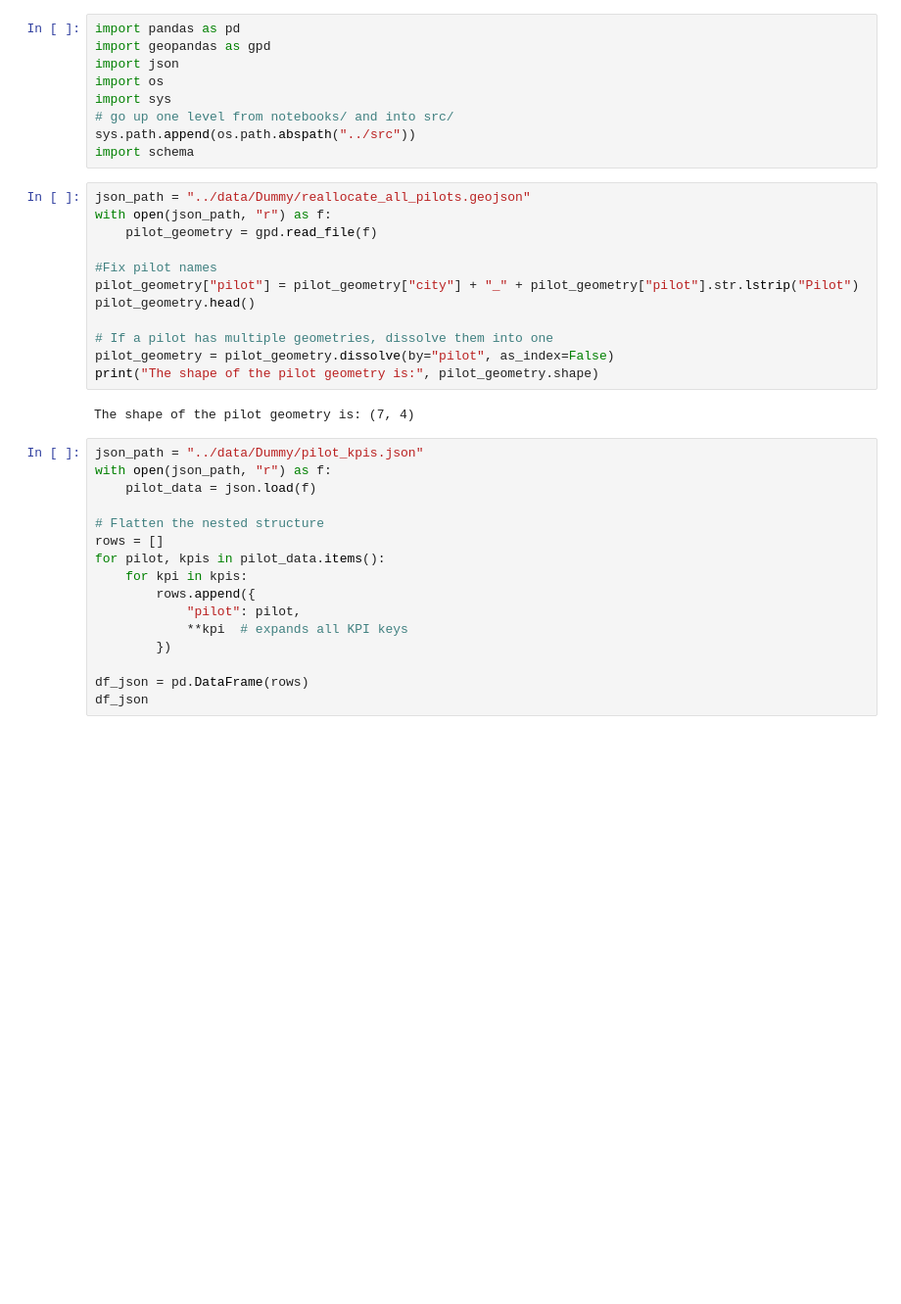
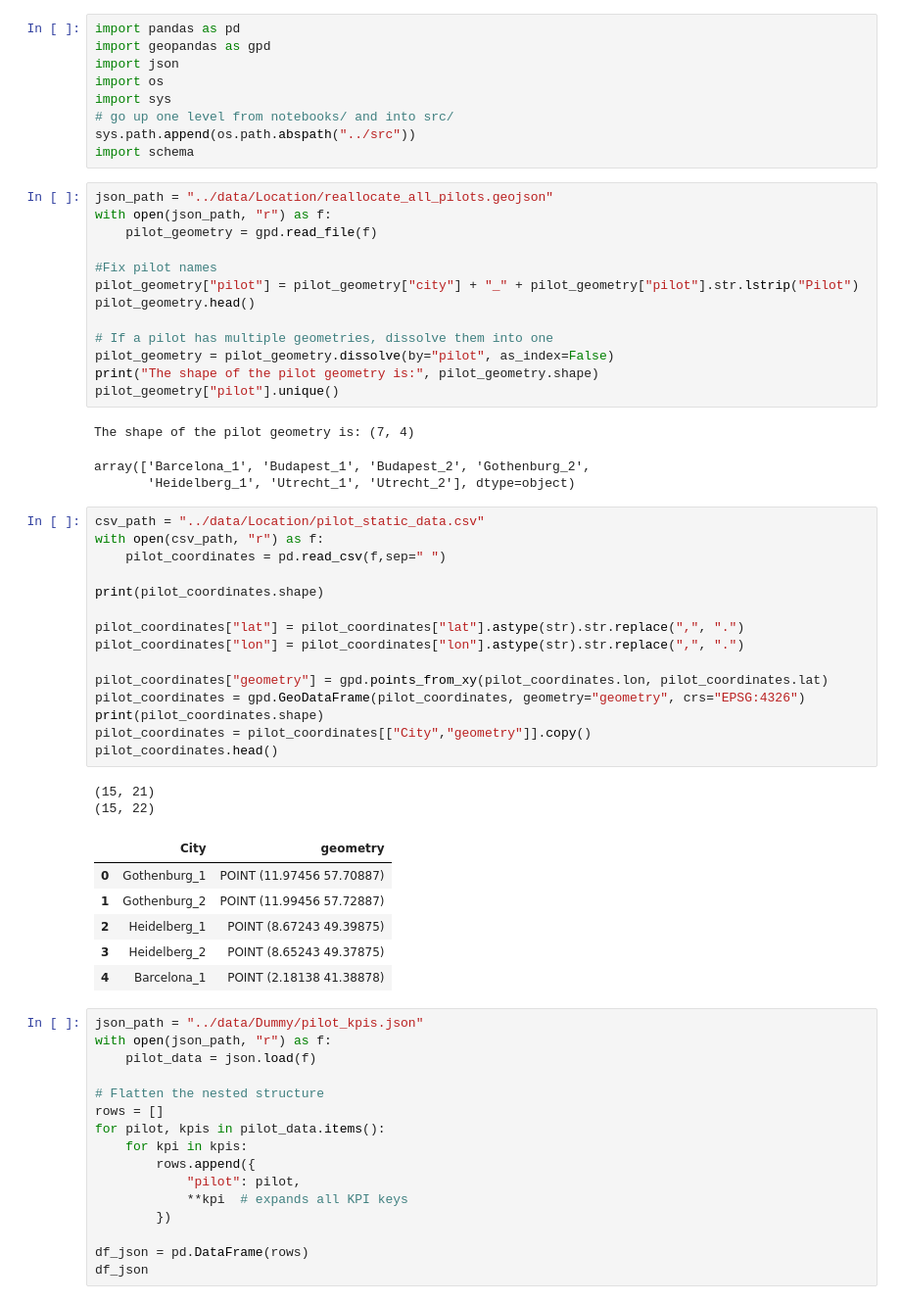
Before and after one commit to jammy-data/REALLOCATE_AI, a Jupyter notebook: notebooks/dummy_data.ipynb, the cells around one changed output. Shown at 98% size. Saved outputs shown, nothing was run; the diff lists cells and outputs as text; blank space fills up the shorter version.

```diff
--- a/notebooks/dummy_data.ipynb
+++ b/notebooks/dummy_data.ipynb
@@ -10,7 +10,7 @@ import sys
 sys.path.append(os.path.abspath("../src"))
 import schema
 # %%
-json_path = "../data/Dummy/reallocate_all_pilots.geojson"
+json_path = "../data/Location/reallocate_all_pilots.geojson"
 with open(json_path, "r") as f:
     pilot_geometry = gpd.read_file(f)
 
@@ -21,8 +21,35 @@ pilot_geometry.head()
 # If a pilot has multiple geometries, dissolve them into one
 pilot_geometry = pilot_geometry.dissolve(by="pilot", as_index=False)
 print("The shape of the pilot geometry is:", pilot_geometry.shape)
+pilot_geometry["pilot"].unique()
 # %% [output]
 The shape of the pilot geometry is: (7, 4)
+array(['Barcelona_1', 'Budapest_1', 'Budapest_2', 'Gothenburg_2',
+       'Heidelberg_1', 'Utrecht_1', 'Utrecht_2'], dtype=object)
+# %%
+csv_path = "../data/Location/pilot_static_data.csv"
+with open(csv_path, "r") as f:
+    pilot_coordinates = pd.read_csv(f,sep="	")
+
+print(pilot_coordinates.shape)
+
+pilot_coordinates["lat"] = pilot_coordinates["lat"].astype(str).str.replace(",", ".")
+pilot_coordinates["lon"] = pilot_coordinates["lon"].astype(str).str.replace(",", ".")
+
+pilot_coordinates["geometry"] = gpd.points_from_xy(pilot_coordinates.lon, pilot_coordinates.lat)
+pilot_coordinates = gpd.GeoDataFrame(pilot_coordinates, geometry="geometry", crs="EPSG:4326")
+print(pilot_coordinates.shape)
+pilot_coordinates = pilot_coordinates[["City","geometry"]].copy()
+pilot_coordinates.head()
+# %% [output]
+(15, 21)
+(15, 22)
+|  | City | geometry |
+| 0 | Gothenburg_1 | POINT (11.97456 57.70887) |
+| 1 | Gothenburg_2 | POINT (11.99456 57.72887) |
+| 2 | Heidelberg_1 | POINT (8.67243 49.39875) |
+| 3 | Heidelberg_2 | POINT (8.65243 49.37875) |
+| 4 | Barcelona_1 | POINT (2.18138 41.38878) |
 # %%
 json_path = "../data/Dummy/pilot_kpis.json"
 with open(json_path, "r") as f:
```
Also changed, not shown: parts of 2 cells of this notebook.
